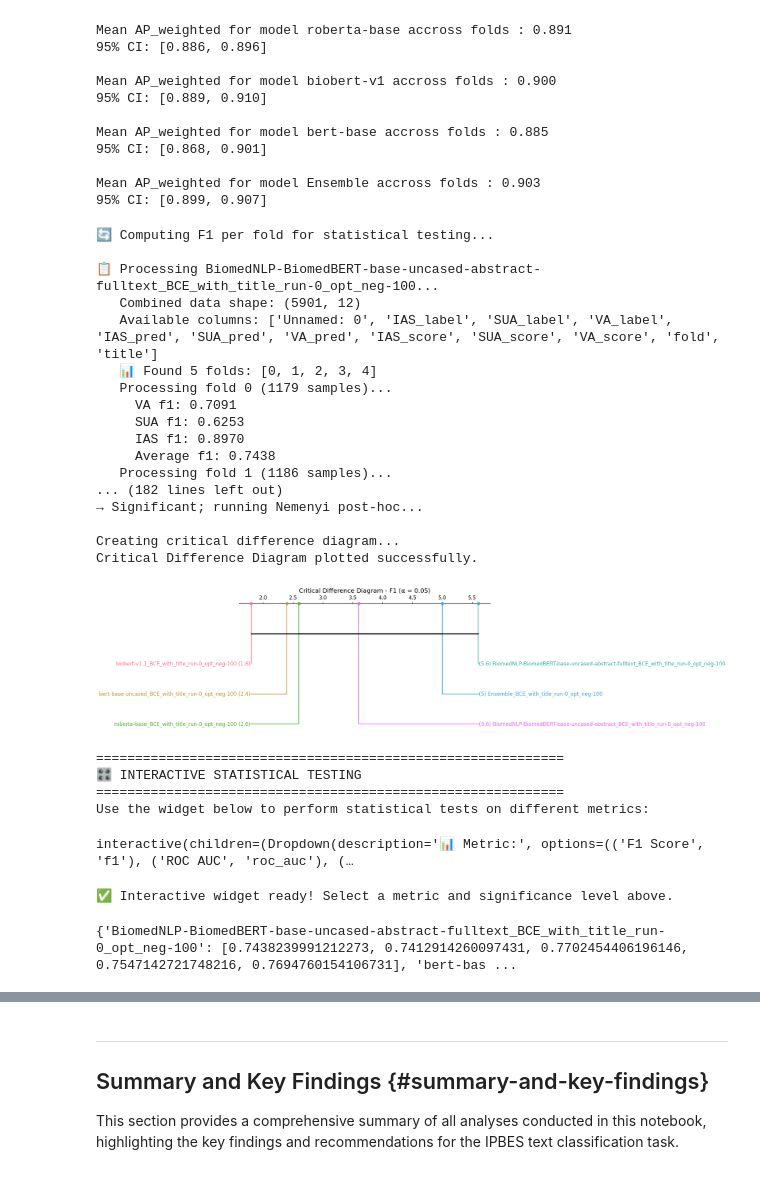
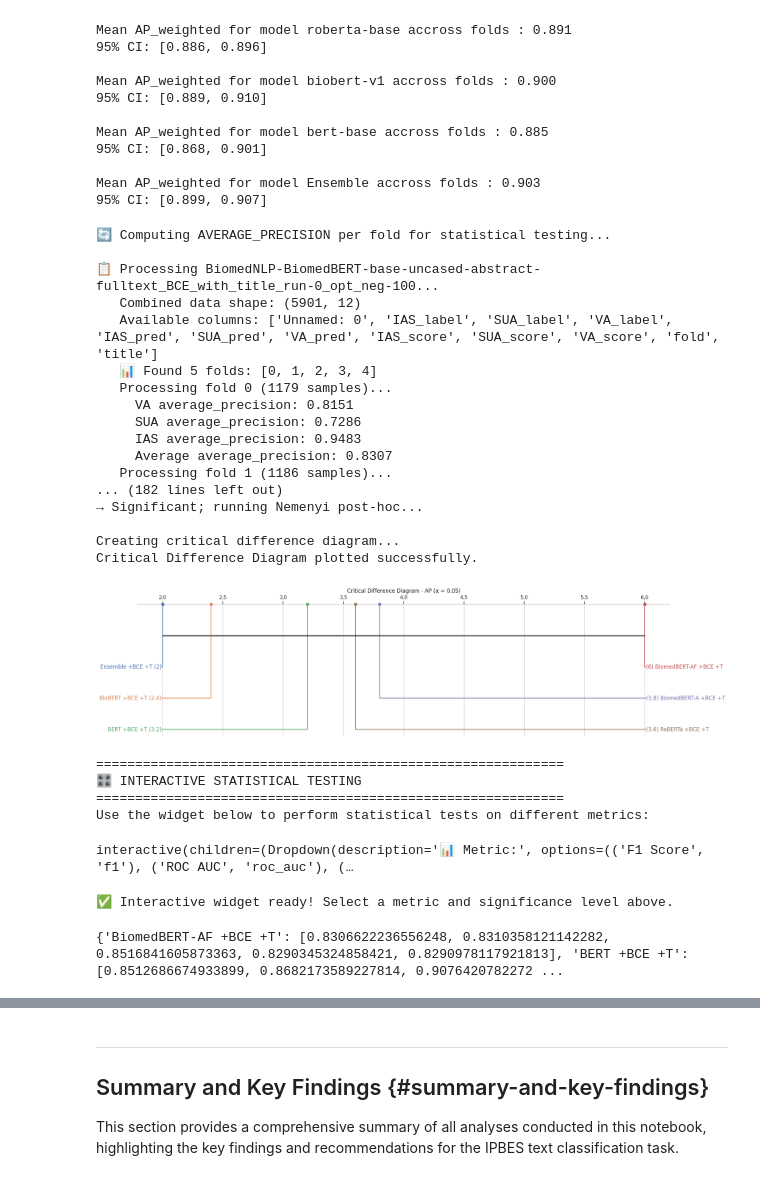
Before and after one commit to CTGN/IPBES-Classifier, a Jupyter notebook: notebooks/results copy.ipynb, the cells around one changed output, grey strips where cells are left out. Saved outputs shown, nothing was run; the diff lists cells and outputs as text; code cells hidden in the pictures.

```diff
--- a/notebooks/results copy.ipynb
+++ b/notebooks/results copy.ipynb
@@ -46,6 +46,7 @@ if str(project_root) not in sys.path:
 
 print( project_root)
 # Configure plotting style
+sns.set_theme(style='whitegrid')
 plt.rcParams['figure.figsize'] = (10, 6)
 plt.rcParams['font.size'] = 12
 
@@ -1590,9 +1626,6 @@ def compute_metric_per_fold(model_data, metric='f1', verbose=True):
 
     return perf
 
-# For backward compatibility, compute F1 by default
-perf = compute_metric_per_fold(model_data, metric='f1', verbose=True)
-
 def perform_statistical_test(perf_dict, metric_name='F1', alpha=0.05):
     """
     Perform statistical testing on performance data.
@@ -1622,6 +1655,9 @@ def perform_statistical_test(perf_dict, metric_name='F1', alpha=0.05):
 
         # Build DataFrame (folds × models)
         fold_idx = list(range(1, max_folds + 1))
+        model_list = list(perf_dict.keys())
+        for model in model_list:
+            perf_dict[abbreviate_name(model)] = perf_dict.pop(model)
         perf_df = pd.DataFrame(perf_dict, index=fold_idx)
 
         print(f"Performance matrix shape: {perf_df.shape}")
@@ -1658,7 +1694,7 @@ def perform_statistical_test(perf_dict, metric_name='F1', alpha=0.05):
         stats_data = []
         for model, scores in perf_dict.items():
             stats_data.append({
-                'Model': model,
+                'Model': abbreviate_name(model),
                 f'Mean_{metric_name}': np.mean(scores),
                 f'Std_{metric_name}': np.std(scores),
                 f'Min_{metric_name}': np.min(scores),
@@ -1680,7 +1716,7 @@ def perform_statistical_test(perf_dict, metric_name='F1', alpha=0.05):
 
         # Simple visualization
         plt.figure(figsize=(12, 8))
-        models = [m[:30] + "..." if len(m) > 30 else m for m in stats_df['Model']]
+        models = stats_df['Model']
         means = stats_df[f'Mean_{metric_name}']
         stds = stats_df[f'Std_{metric_name}']
 
@@ -1694,8 +1730,10 @@ def perform_statistical_test(perf_dict, metric_name='F1', alpha=0.05):
 
         return stats_df
 
+# For backward compatibility, compute F1 by default
+perf = compute_metric_per_fold(model_data, metric='roc_auc', verbose=True)
 # Run statistical test for F1 (default)
-perf_df = perform_statistical_test(perf, metric_name='F1')
+perf_df = perform_statistical_test(perf, metric_name='ROC AUC')
 
 print("\n" + "="*60)
 print("🎛️ INTERACTIVE STATISTICAL TESTING")
@@ -1741,39 +1779,39 @@ def interactive_statistical_test(metric, alpha):
 
     if result is not None:
         print(f"\n✅ Statistical analysis complete for {metric_display_name}")
 
         # Show top 5 performers
         if isinstance(result, pd.DataFrame):
             if len(result.columns) > 1:  # Performance matrix (Friedman test case)
                 print(f"\n🏆 Top 5 Models by Average {metric_display_name}:")
                 avg_scores = result.mean().sort_values(ascending=False)
                 for i, (model, score) in enumerate(avg_scores.head().items(), 1):
                     print(f"   {i}. {model[:40]}: {score:.4f}")
             else:  # Stats dataframe (descriptive case)
                 print(f"\n🏆 Top 5 Models already shown above")
     else:
         print(f"❌ Could not perform analysis for {metric_display_name}")
 
 print("✅ Interactive widget ready! Select a metric and significance level above.")
 # %% [output]
-🔄 Computing F1 per fold for statistical testing...
+🔄 Computing AVERAGE_PRECISION per fold for statistical testing...
 
 📋 Processing BiomedNLP-BiomedBERT-base-uncased-abstract-fulltext_BCE_with_title_run-0_opt_neg-100...
    Combined data shape: (5901, 12)
    Available columns: ['Unnamed: 0', 'IAS_label', 'SUA_label', 'VA_label', 'IAS_pred', 'SUA_pred', 'VA_pred', 'IAS_score', 'SUA_score', 'VA_score', 'fold', 'title']
    📊 Found 5 folds: [0, 1, 2, 3, 4]
    Processing fold 0 (1179 samples)...
-     VA f1: 0.7091
-     SUA f1: 0.6253
-     IAS f1: 0.8970
-     Average f1: 0.7438
+     VA average_precision: 0.8151
+     SUA average_precision: 0.7286
+     IAS average_precision: 0.9483
+     Average average_precision: 0.8307
    Processing fold 1 (1186 samples)...
 ... (182 lines left out)
 → Significant; running Nemenyi post‑hoc...
 
 Creating critical difference diagram...
 Critical Difference Diagram plotted successfully.
-[figure, old version]
+[figure, new version]
 ============================================================
 🎛️ INTERACTIVE STATISTICAL TESTING
 ============================================================
@@ -1783,7 +1821,7 @@ interactive(children=(Dropdown(description='📊 Metric:', options=(('F1 Score',
 # %%
 print(perf)
 # %% [output]
-{'BiomedNLP-BiomedBERT-base-uncased-abstract-fulltext_BCE_with_title_run-0_opt_neg-100': [0.7438239991212273, 0.7412914260097431, 0.7702454406196146, 0.7547142721748216, 0.7694760154106731], 'bert-bas ...
+{'BiomedBERT-AF +BCE +T': [0.8306622236556248, 0.8310358121142282, 0.8516841605873363, 0.8290345324858421, 0.8290978117921813], 'BERT +BCE +T': [0.8512686674933899, 0.8682173589227814, 0.9076420782272 ...
 # %%
 import pandas as pd
 import numpy as np
```
Also changed, not shown: parts of 10 cells of this notebook, 6 other files.
